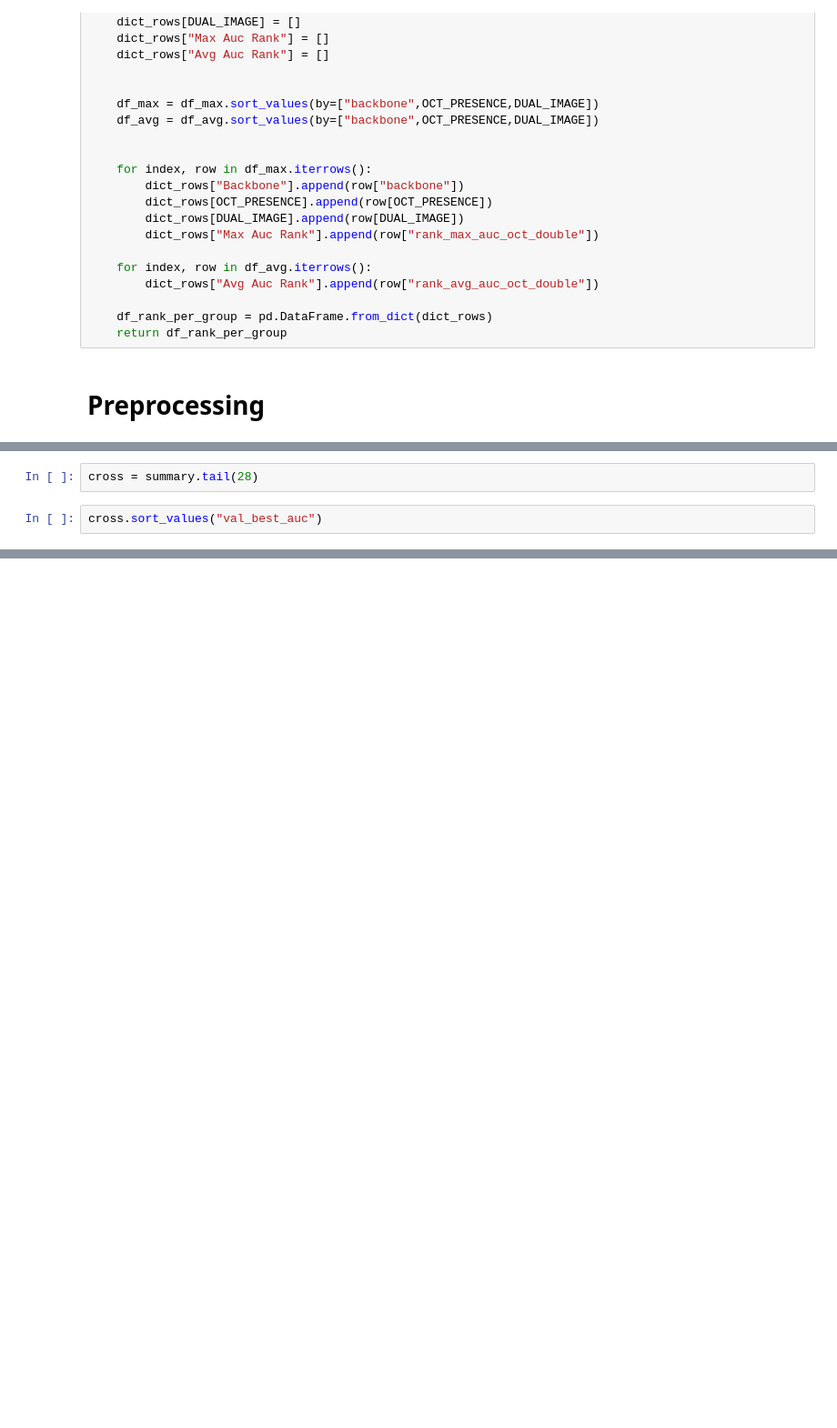
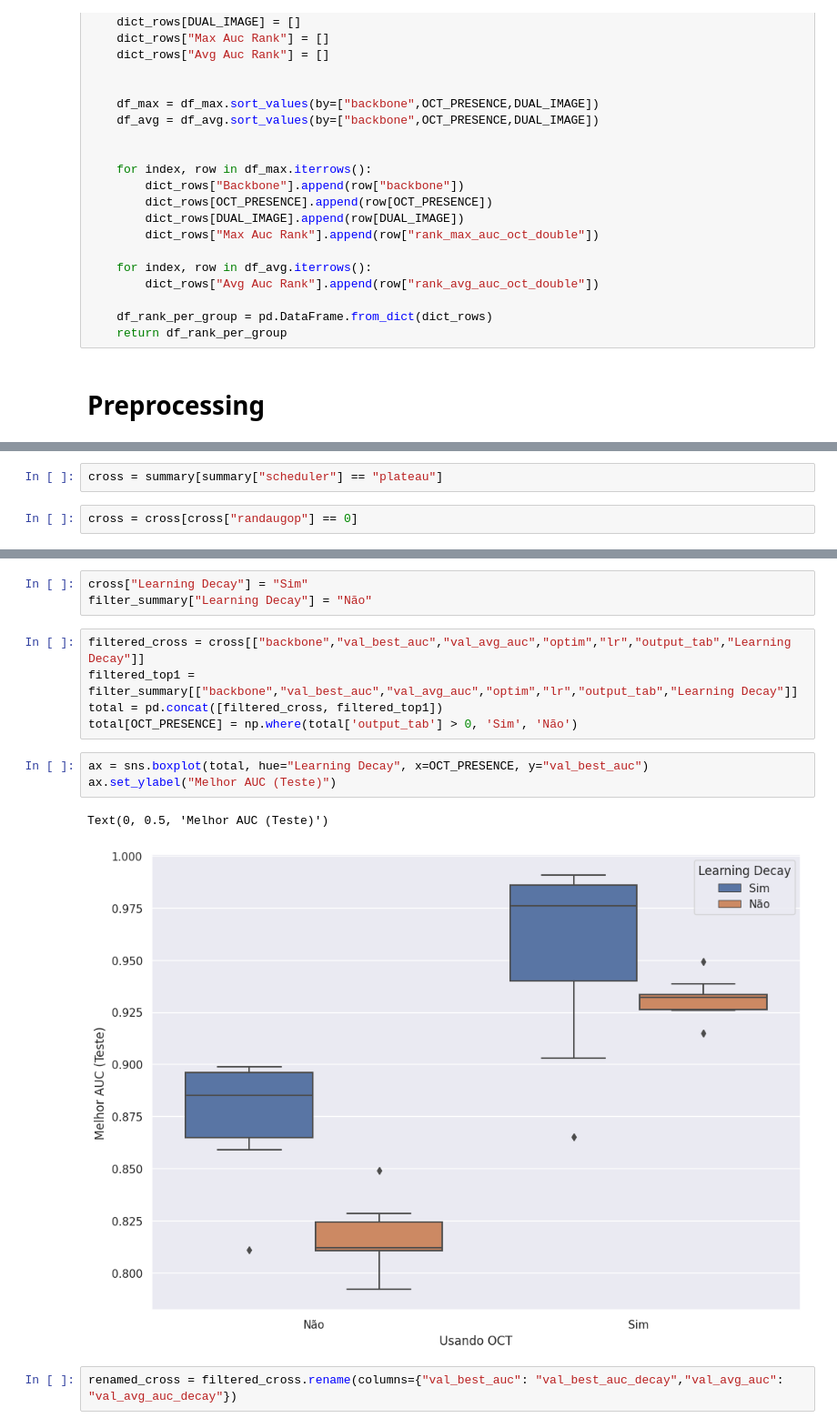
Before and after one commit to FelipeMarcelino/glaucoma, a Jupyter notebook: notebooks/Untitled3.ipynb, the cells around one changed output, grey strips where cells are left out. Shown at 91% size. Drawn from its saved outputs; the diff is of its cells as text; blank space fills up the shorter version.

```diff
--- a/notebooks/Untitled3.ipynb
+++ b/notebooks/Untitled3.ipynb
@@ -207,4 +223,4 @@ Index(['model_id', 'k_fold', 'frac_val', 'val_best_acc', 'val_best_auc',
 # %%
-cross = summary.tail(28)
+cross = summary[summary["scheduler"] == "plateau"]
 # %%
-cross.sort_values("val_best_auc")
+cross = cross[cross["randaugop"] == 0]
@@ -228,0 +271,16 @@ cross.sort_values("val_best_auc")
+# %%
+cross["Learning Decay"] = "Sim"
+filter_summary["Learning Decay"] = "Não"
+# %%
+filtered_cross = cross[["backbone","val_best_auc","val_avg_auc","optim","lr","output_tab","Learning Decay"]]
+filtered_top1 = filter_summary[["backbone","val_best_auc","val_avg_auc","optim","lr","output_tab","Learning Decay"]]
+total = pd.concat([filtered_cross, filtered_top1])
+total[OCT_PRESENCE] = np.where(total['output_tab'] > 0, 'Sim', 'Não')
+# %%
+ax = sns.boxplot(total, hue="Learning Decay", x=OCT_PRESENCE, y="val_best_auc")
+ax.set_ylabel("Melhor AUC (Teste)")
+# %% [output]
+Text(0, 0.5, 'Melhor AUC (Teste)')
+[figure, added]
+# %%
+renamed_cross = filtered_cross.rename(columns={"val_best_auc": "val_best_auc_decay","val_avg_auc": "val_avg_auc_decay"})
```
Also changed, not shown: parts of 17 cells of this notebook, 5 other files.
